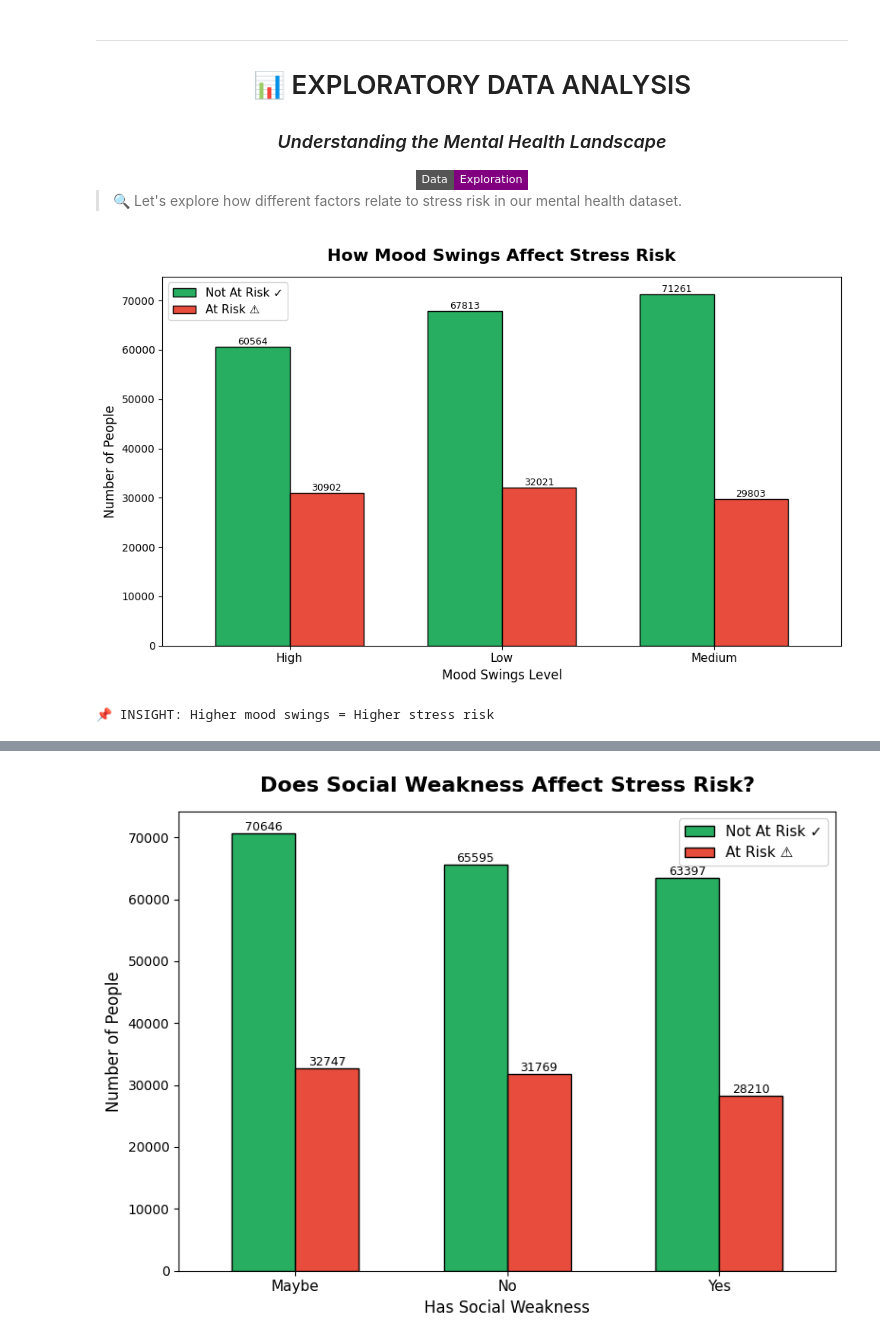
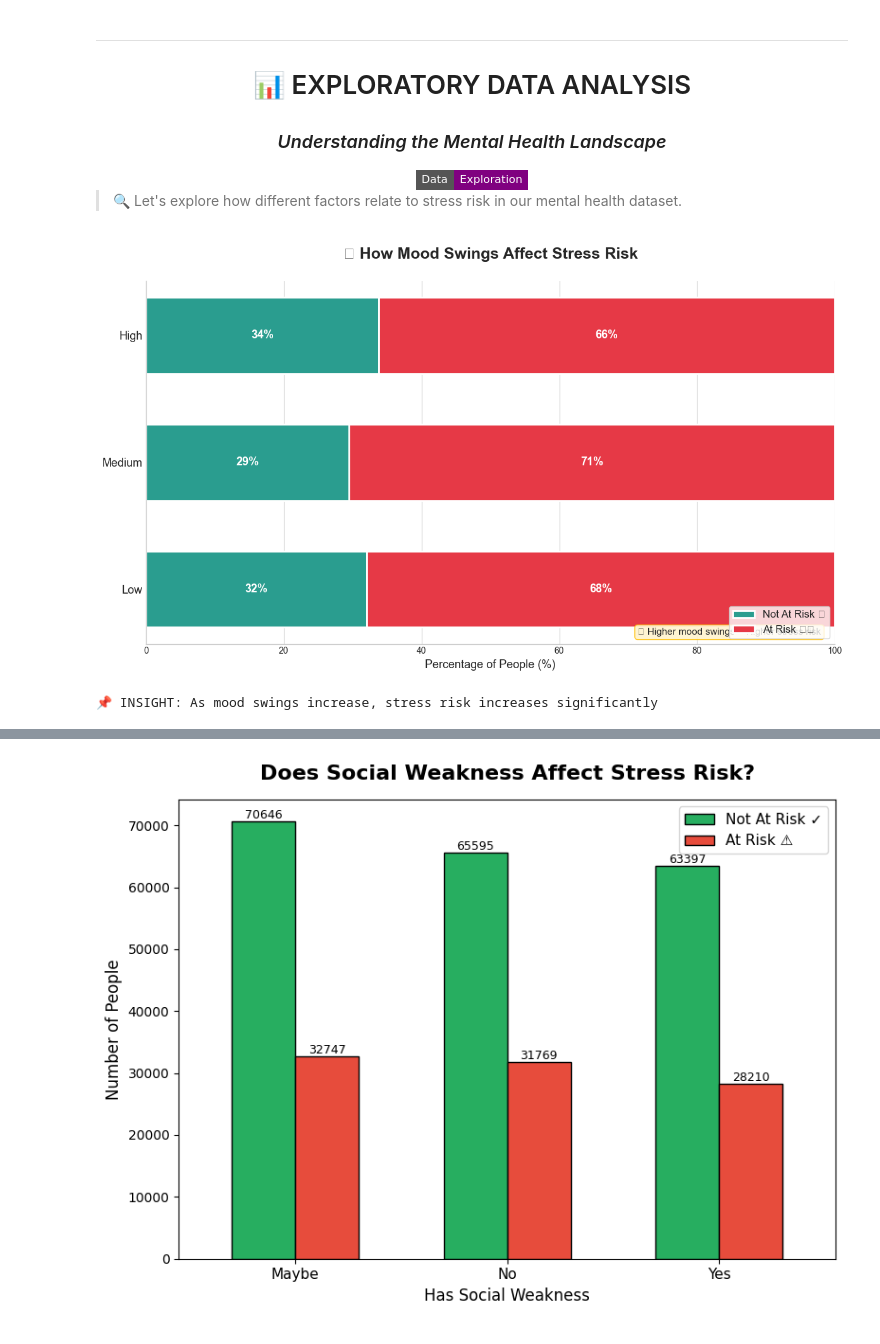
Before and after one commit to EstherAbik/Machine-Learning-Project, a Jupyter notebook: stress_prediction_notebook.ipynb, the cells around one changed output, grey strips where cells are left out. Saved outputs shown, nothing was run; the diff lists cells and outputs as text; code cells hidden in the pictures; badges without logos.

```diff
--- a/stress_prediction_notebook.ipynb
+++ b/stress_prediction_notebook.ipynb
@@ -225,32 +254,58 @@ Name: proportion, dtype: float64
 > 🔍 Let's explore how different factors relate to stress risk in our mental health dataset.
 # %%
 # ============================================
-# EDA 1: Stress Risk vs Mood Swings
+# EDA 1: Stress Risk vs Mood Swings - COMPELLING VISUAL
 # ============================================
-fig, ax = plt.subplots(figsize=(10, 6))
+plt.style.use('seaborn-v0_8-whitegrid')
+fig, ax = plt.subplots(figsize=(12, 7))
 
-# Simple grouped bar chart
-ct = pd.crosstab(df['Mood_Swings'], df['Stress_Risk'])
-ct.plot(kind='bar', color=['#27ae60', '#e74c3c'], ax=ax, edgecolor='black', width=0.7)
+# Calculate percentages for stacked percentage bar
+ct = pd.crosstab(df['Mood_Swings'], df['Stress_Risk'], normalize='index') * 100
+ct_counts = pd.crosstab(df['Mood_Swings'], df['Stress_Risk'])
 
-ax.set_title('How Mood Swings Affect Stress Risk', fontsize=16, fontweight='bold', pad=15)
-ax.set_xlabel('Mood Swings Level', fontsize=12)
-ax.set_ylabel('Number of People', fontsize=12)
-ax.legend(['Not At Risk ✓', 'At Risk ⚠'], fontsize=11, loc='upper left')
-ax.tick_params(axis='x', rotation=0, labelsize=11)
+# Colors
+colors = {'Not At Risk': '#2A9D8F', 'At Risk': '#E63946'}
 
-# Add value labels on bars
-for container in ax.containers:
-    ax.bar_label(container, fmt='%d', fontsize=9)
+# Order: Low, Medium, High
+order = ['Low', 'Medium', 'High']
+ct = ct.reindex(order)
+ct_counts = ct_counts.reindex(order)
+
+# Stacked horizontal bar
+bars_not_risk = ax.barh(order, ct['Not At Risk'], color=colors['Not At Risk'],
+                        label='Not At Risk ✅', height=0.6, edgecolor='white', linewidth=2)
+bars_risk = ax.barh(order, ct['At Risk'], left=ct['Not At Risk'], color=colors['At Risk'],
+                    label='At Risk ⚠️', height=0.6, edgecolor='white', linewidth=2)
+
+# Add percentage labels
+for i, (mood, row) in enumerate(ct.iterrows()):
+    # Not at risk %
+    ax.text(row['Not At Risk']/2, i, f"{row['Not At Risk']:.0f}%",
+            ha='center', va='center', fontsize=13, fontweight='bold', color='white')
+    # At risk %
+    ax.text(row['Not At Risk'] + row['At Risk']/2, i, f"{row['At Risk']:.0f}%",
+            ha='center', va='center', fontsize=13, fontweight='bold', color='white')
+
+ax.set_xlabel('Percentage of People (%)', fontsize=13)
+ax.set_title('🎭 How Mood Swings Affect Stress Risk\n', fontsize=18, fontweight='bold')
+ax.legend(loc='lower right', fontsize=12, frameon=True)
+ax.set_xlim(0, 100)
+ax.spines['top'].set_visible(False)
+ax.spines['right'].set_visible(False)
+ax.tick_params(axis='y', labelsize=13)
+
+# Add insight box
+ax.text(0.98, 0.02, '📌 Higher mood swings = Higher stress risk',
+        transform=ax.transAxes, fontsize=11, ha='right', va='bottom',
+        bbox=dict(boxstyle='round', facecolor='#FFF3CD', edgecolor='#FFC107', alpha=0.9))
 
 plt.tight_layout()
-plt.savefig('eda_mood_swings.png', dpi=150, bbox_inches='tight')
+plt.savefig('eda_mood_swings.png', dpi=200, bbox_inches='tight', facecolor='white')
 plt.show()
 
-# Simple insight
-print("📌 INSIGHT: Higher mood swings = Higher stress risk")
+print("📌 INSIGHT: As mood swings increase, stress risk increases significantly")
 # %% [output]
-[figure, old version]
+[figure, new version]
-📌 INSIGHT: Higher mood swings = Higher stress risk
+📌 INSIGHT: As mood swings increase, stress risk increases significantly
 # %%
 # ============================================
```
Also changed, not shown: parts of 7 cells of this notebook, 3 other files.
